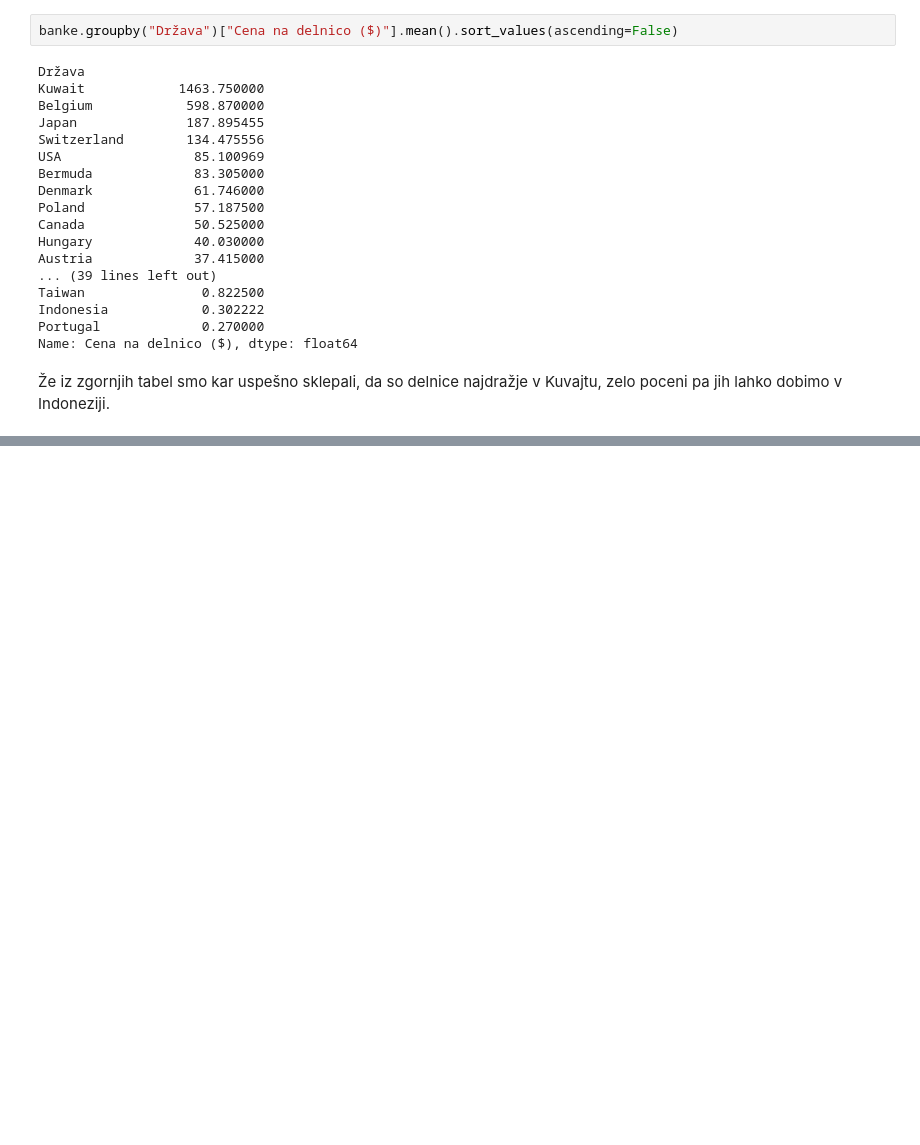
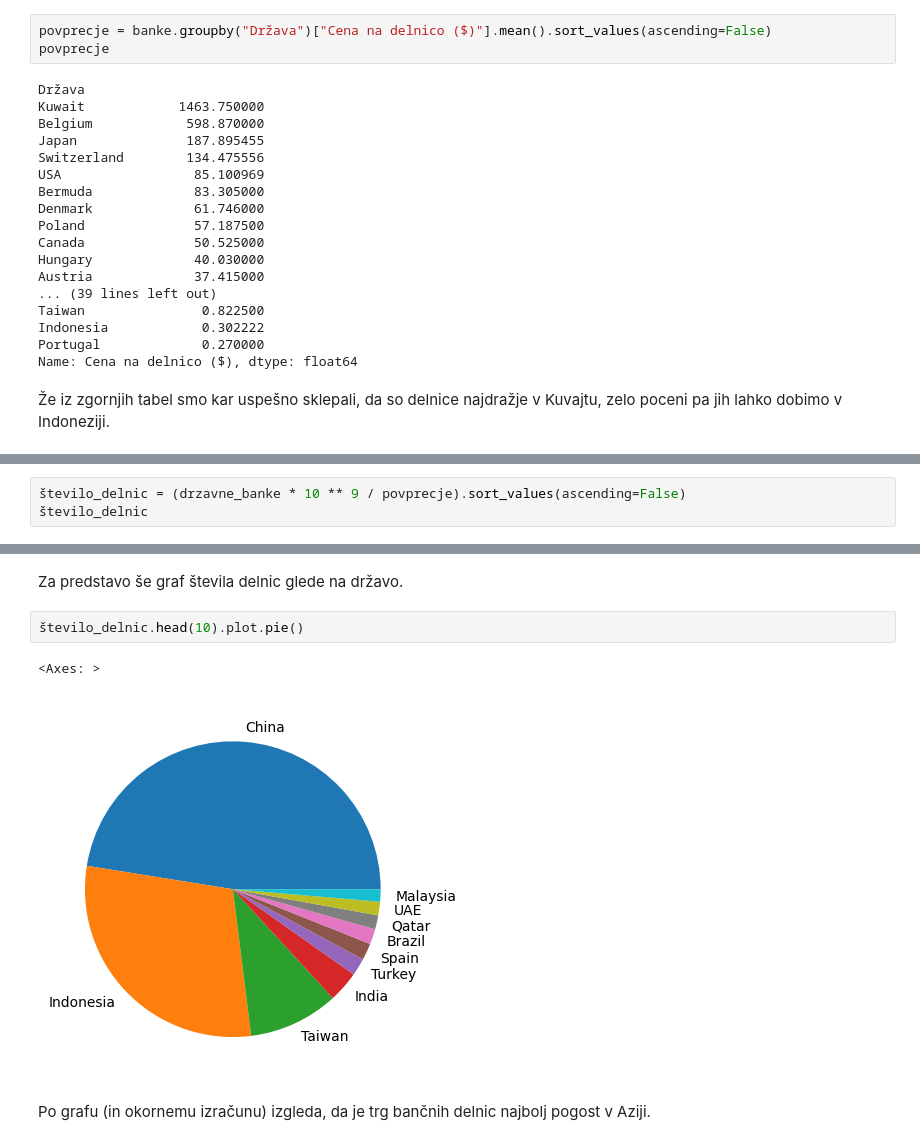
Before and after one commit to galorazem1/uvp-projektna-naloga-gal, a Jupyter notebook: analiza.ipynb, the cells around one changed output, grey strips where cells are left out. Drawn from its saved outputs; the diff is of its cells as text; blank space fills up the shorter version.

Commit message:
Dodatek izračuna povprečja in "števila delnic".

```diff
--- a/analiza.ipynb
+++ b/analiza.ipynb
@@ -165,7 +165,8 @@ Tudi na tortnem diagramu premoč Amerike ne izgleda več tako očitna kot na zgo
 # %% [markdown]
 ### Povprečna cena delnice glede na državo
 # %%
-banke.groupby("Država")["Cena na delnico ($)"].mean().sort_values(ascending=False)
+povprecje = banke.groupby("Država")["Cena na delnico ($)"].mean().sort_values(ascending=False)
+povprecje
 # %% [output]
 Država
 Kuwait            1463.750000
@@ -188,0 +192,3 @@ Name: Cena na delnico ($), dtype: float64
+# %%
+število_delnic = (drzavne_banke * 10 ** 9 / povprecje).sort_values(ascending=False)
+število_delnic
@@ -188,0 +213,9 @@ Name: Cena na delnico ($), dtype: float64
+# %% [markdown]
+Za predstavo še graf števila delnic glede na državo.
+# %%
+število_delnic.head(10).plot.pie()
+# %% [output]
+<Axes: >
+[figure, added]
+# %% [markdown]
+Po grafu (in okornemu izračunu) izgleda, da je trg bančnih delnic najbolj pogost v Aziji.
```
Also changed, not shown: parts of 7 cells of this notebook.
